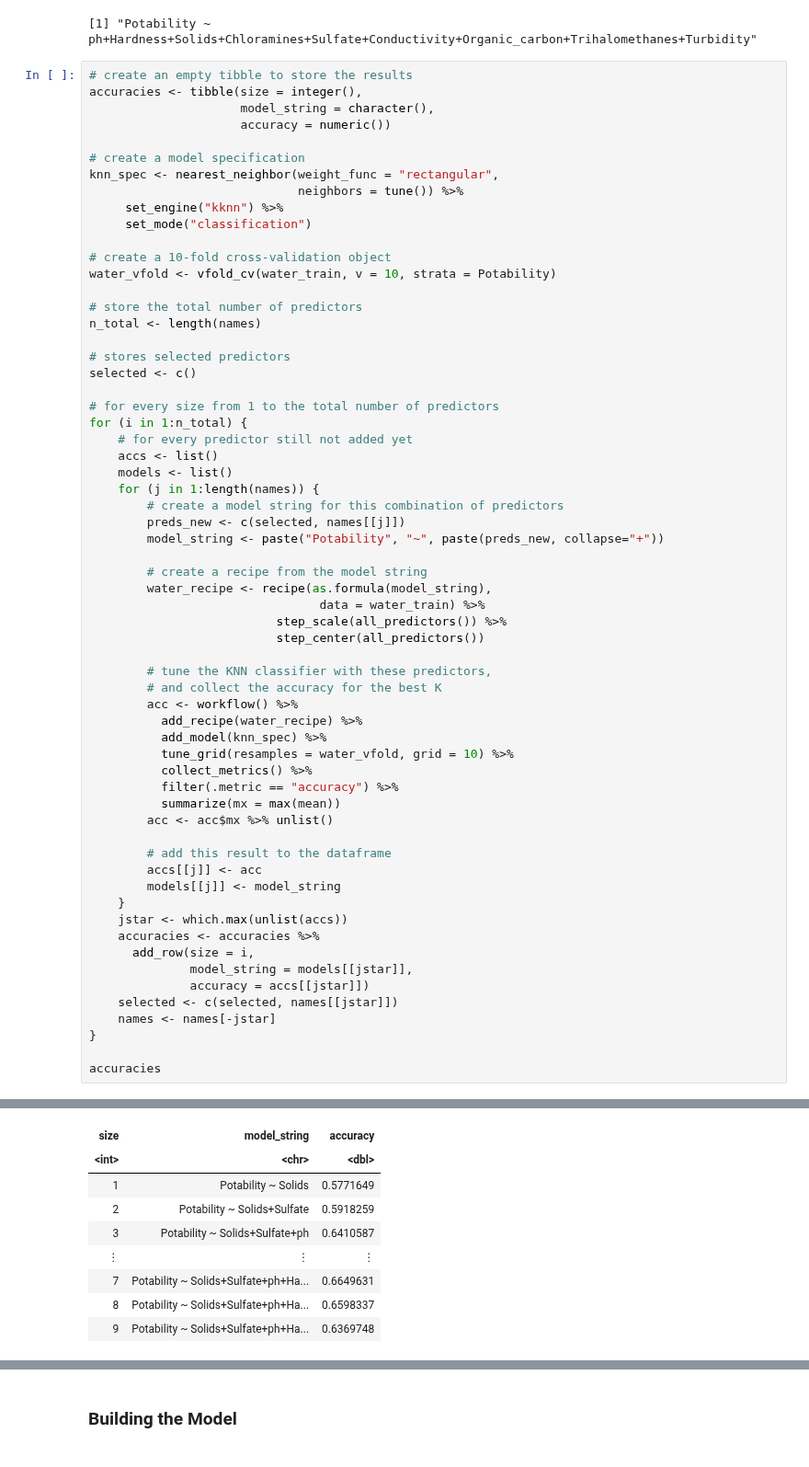
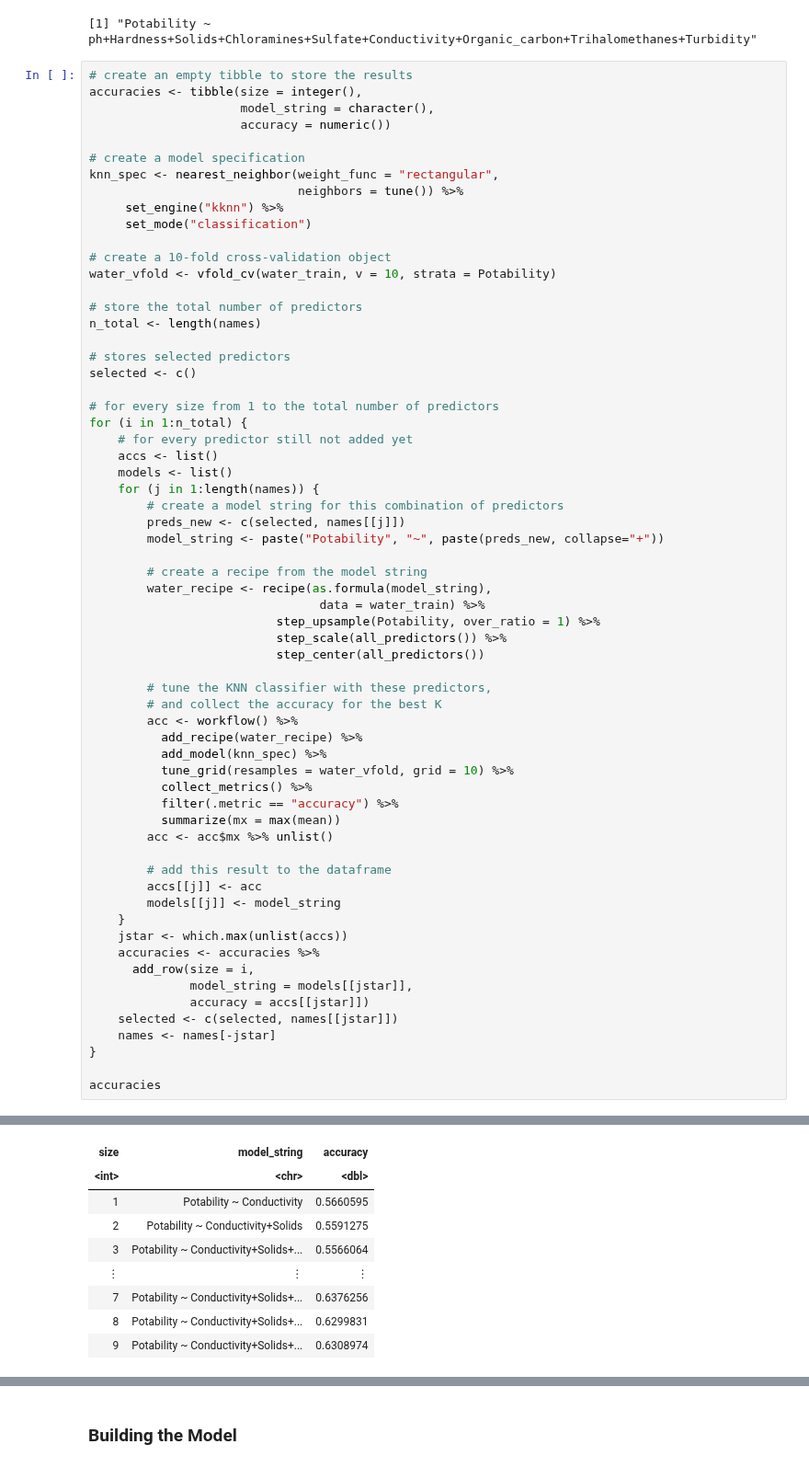
Before and after one commit to ricardoliu99/dsci100-group21, a Jupyter notebook: final_report.ipynb, the cells around one changed output, grey strips where cells are left out. Shown at 92% size. Cells and saved outputs as stored; diff of their text form.

```diff
--- a/final_report.ipynb
+++ b/final_report.ipynb
@@ -370,45 +383,46 @@ for (i in 1:n_total) {
         # create a recipe from the model string
         water_recipe <- recipe(as.formula(model_string),
                                 data = water_train) %>%
+                          step_upsample(Potability, over_ratio = 1) %>%
                           step_scale(all_predictors()) %>%
                           step_center(all_predictors())
 
         # tune the KNN classifier with these predictors,
         # and collect the accuracy for the best K
         acc <- workflow() %>%
           add_recipe(water_recipe) %>%
           add_model(knn_spec) %>%
           tune_grid(resamples = water_vfold, grid = 10) %>%
           collect_metrics() %>%
           filter(.metric == "accuracy") %>%
           summarize(mx = max(mean))
         acc <- acc$mx %>% unlist()
 
         # add this result to the dataframe
         accs[[j]] <- acc
         models[[j]] <- model_string
     }
     jstar <- which.max(unlist(accs))
     accuracies <- accuracies %>%
       add_row(size = i,
               model_string = models[[jstar]],
               accuracy = accs[[jstar]])
     selected <- c(selected, names[[jstar]])
     names <- names[-jstar]
 }
 
 accuracies
 # %% [output]
 A tibble: 9 × 3
 | size | model_string | accuracy |
 | <int> | <chr> | <dbl> |
-| 1 | Potability ~ Solids | 0.5771649 |
-| 2 | Potability ~ Solids+Sulfate | 0.5918259 |
-| 3 | Potability ~ Solids+Sulfate+ph | 0.6410587 |
+| 1 | Potability ~ Conductivity | 0.5660595 |
+| 2 | Potability ~ Conductivity+Solids | 0.5591275 |
+| 3 | Potability ~ Conductivity+Solids+... | 0.5566064 |
 | ⋮ | ⋮ | ⋮ |
-| 7 | Potability ~ Solids+Sulfate+ph+Ha... | 0.6649631 |
-| 8 | Potability ~ Solids+Sulfate+ph+Ha... | 0.6598337 |
-| 9 | Potability ~ Solids+Sulfate+ph+Ha... | 0.6369748 |
+| 7 | Potability ~ Conductivity+Solids+... | 0.6376256 |
+| 8 | Potability ~ Conductivity+Solids+... | 0.6299831 |
+| 9 | Potability ~ Conductivity+Solids+... | 0.6308974 |
 # %%
 # show the subset of predictors which has the highest accuracy
 best_subset <- accuracies %>%
```
Also changed, not shown: parts of 10 cells of this notebook.
